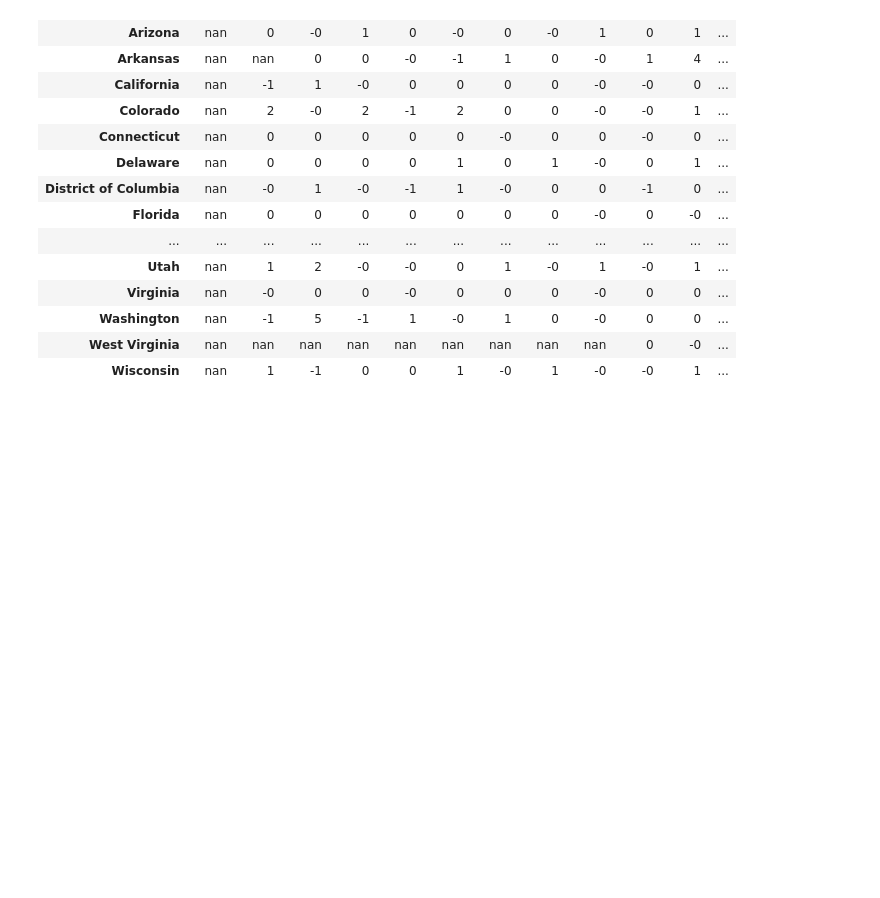
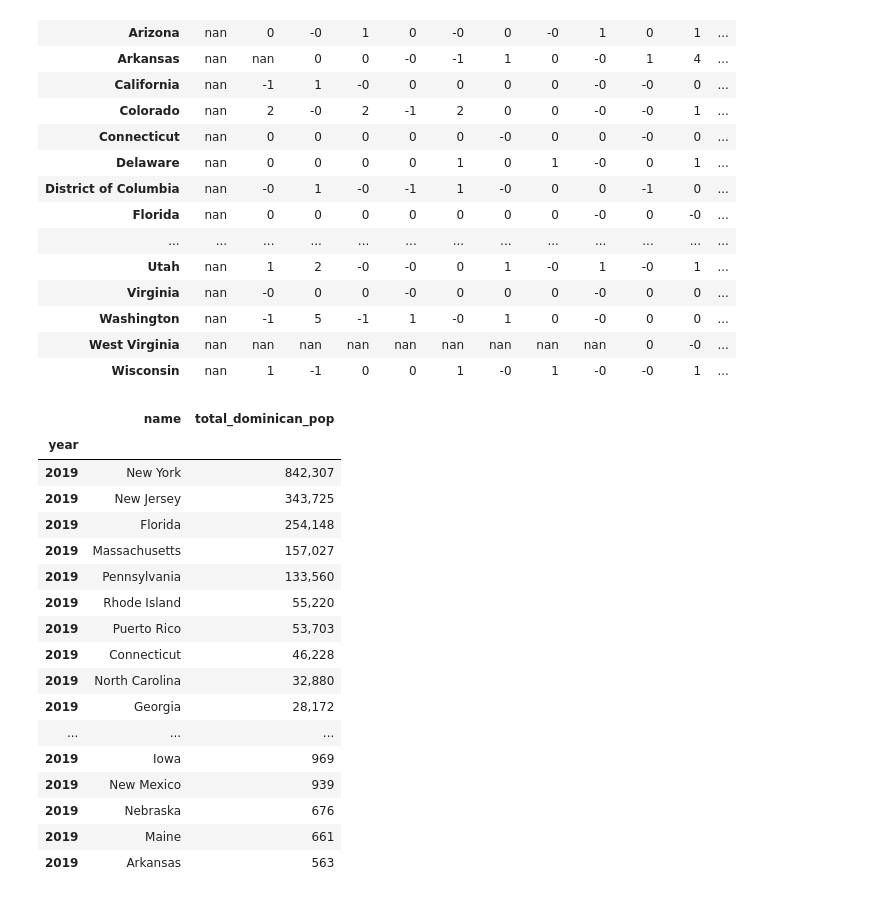
Before and after one commit to edejesus196/dominicans_us_census, a Jupyter notebook: dominicans_census.ipynb, the cells around one changed output. Drawn from its saved outputs; the diff is of its cells as text; code cells hidden in the pictures; blank space fills up the shorter version.

```diff
--- a/dominicans_census.ipynb
+++ b/dominicans_census.ipynb
@@ -54,6 +54,8 @@ memory usage: 42.7+ KB
 df['total_pop'] = df.total_pop.astype(float)
 df['total_hisc_pop'] = df.total_hisc_pop.astype(float)
 df['total_dominican_pop'] = df.total_dominican_pop.astype(float)
+# %%
+df.replace({'nan': np.nan}, inplace=True)
 # %%
 df.head()
 # %% [output]
@@ -133,3 +135,27 @@ df_pivot.pct_change(axis='columns')
 | Washington | nan | -1 | 5 | -1 | 1 | -0 | 1 | 0 | -0 | 0 | 0 | ... |
 | West Virginia | nan | nan | nan | nan | nan | nan | nan | nan | nan | 0 | -0 | ... |
 | Wisconsin | nan | 1 | -1 | 0 | 0 | 1 | -0 | 1 | -0 | -0 | 1 | ... |
+# %%
+df_2019 = df[df.index == 2019][['name', 'total_dominican_pop']].dropna()
+df_2019 = df_2019.sort_values('total_dominican_pop', ascending=False)
+# %%
+df_2019
+# %% [output]
+|  | name | total_dominican_pop |
+| year |  |  |
+| 2019 | New York | 842,307 |
+| 2019 | New Jersey | 343,725 |
+| 2019 | Florida | 254,148 |
+| 2019 | Massachusetts | 157,027 |
+| 2019 | Pennsylvania | 133,560 |
+| 2019 | Rhode Island | 55,220 |
+| 2019 | Puerto Rico | 53,703 |
+| 2019 | Connecticut | 46,228 |
+| 2019 | North Carolina | 32,880 |
+| 2019 | Georgia | 28,172 |
+| ... | ... | ... |
+| 2019 | Iowa | 969 |
+| 2019 | New Mexico | 939 |
+| 2019 | Nebraska | 676 |
+| 2019 | Maine | 661 |
+| 2019 | Arkansas | 563 |
```
Also changed, not shown: parts of 6 cells of this notebook.
